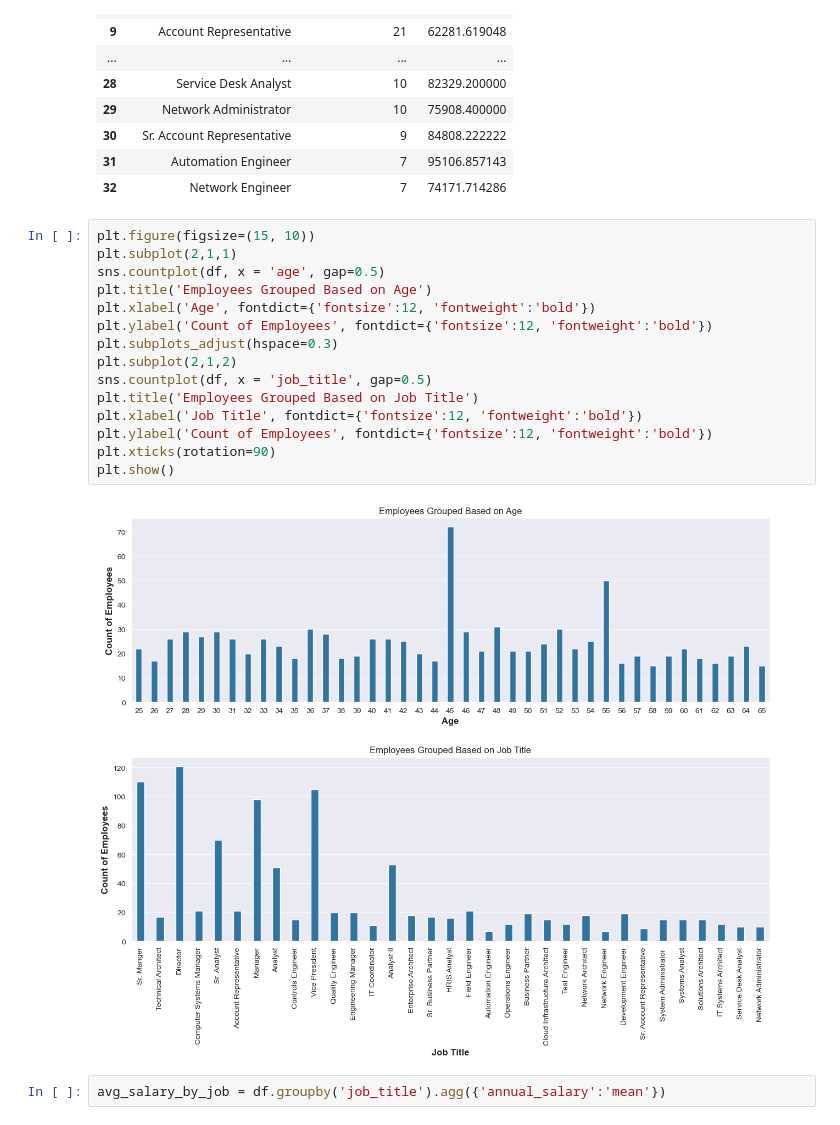
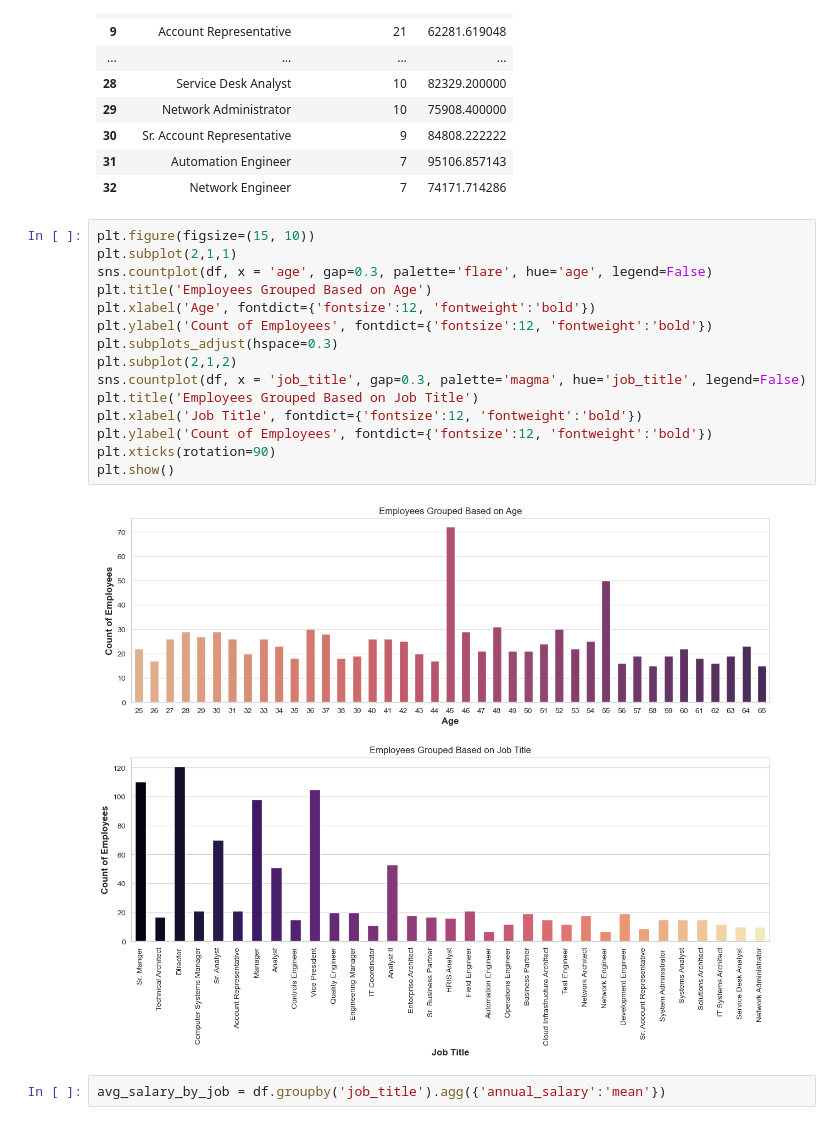
Before and after one commit to Karthikeyan-S-04/EDA_Using_Python_And_SQL, a Jupyter notebook: Employee-Data-Analysis/EDA.ipynb, the cells around one changed output. Saved outputs shown, nothing was run; the diff lists cells and outputs as text.

```diff
--- a/Employee-Data-Analysis/EDA.ipynb
+++ b/Employee-Data-Analysis/EDA.ipynb
@@ -167,20 +174,20 @@ ORDER BY 2 DESC, 3 DESC;
 # %%
 plt.figure(figsize=(15, 10))
 plt.subplot(2,1,1)
-sns.countplot(df, x = 'age', gap=0.5)
+sns.countplot(df, x = 'age', gap=0.3, palette='flare', hue='age', legend=False)
 plt.title('Employees Grouped Based on Age')
 plt.xlabel('Age', fontdict={'fontsize':12, 'fontweight':'bold'})
 plt.ylabel('Count of Employees', fontdict={'fontsize':12, 'fontweight':'bold'})
 plt.subplots_adjust(hspace=0.3)
 plt.subplot(2,1,2)
-sns.countplot(df, x = 'job_title', gap=0.5)
+sns.countplot(df, x = 'job_title', gap=0.3, palette='magma', hue='job_title', legend=False)
 plt.title('Employees Grouped Based on Job Title')
 plt.xlabel('Job Title', fontdict={'fontsize':12, 'fontweight':'bold'})
 plt.ylabel('Count of Employees', fontdict={'fontsize':12, 'fontweight':'bold'})
 plt.xticks(rotation=90)
 plt.show()
 # %% [output]
-[figure, old version]
+[figure, new version]
 # %%
 avg_salary_by_job = df.groupby('job_title').agg({'annual_salary':'mean'})
 # %%
```
Also changed, not shown: parts of 9 cells of this notebook, 1 other file.
